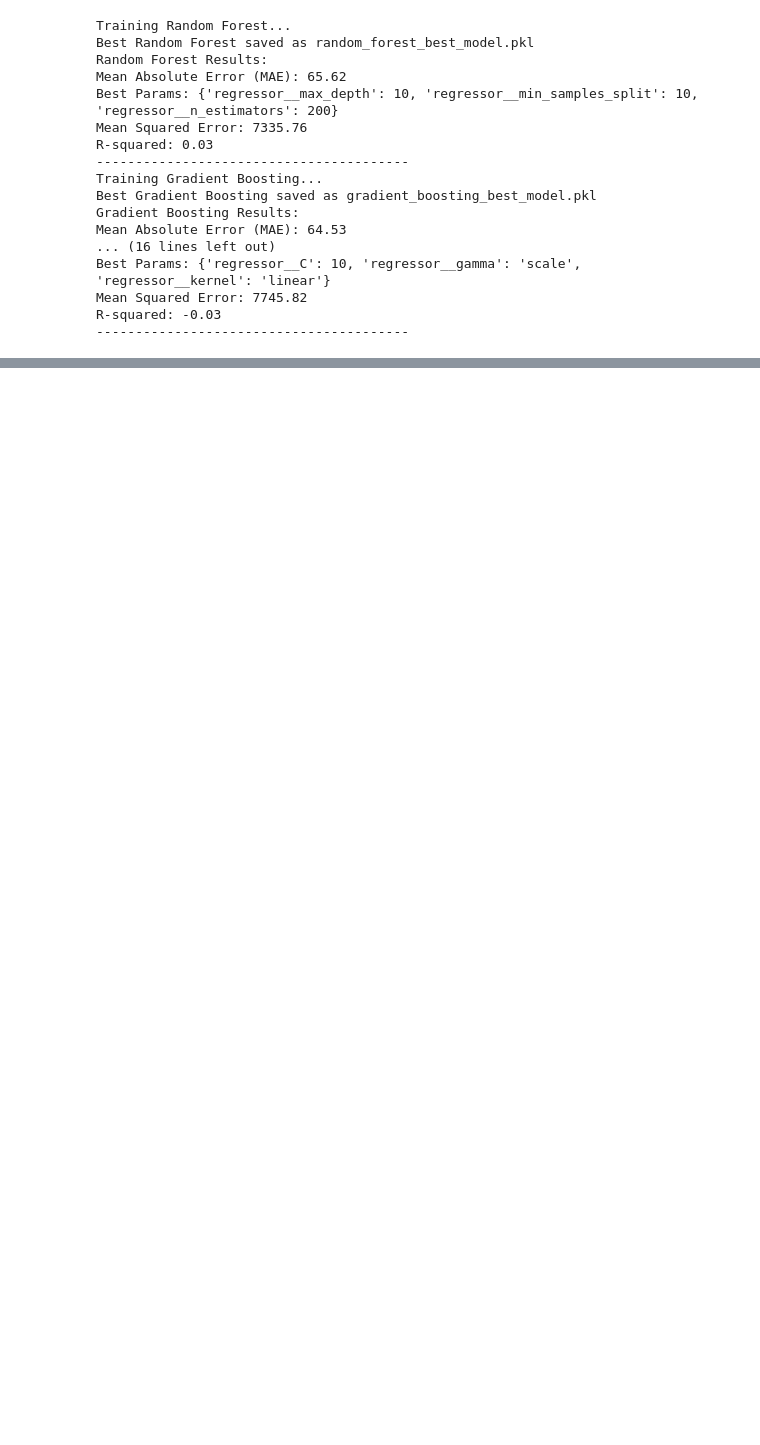
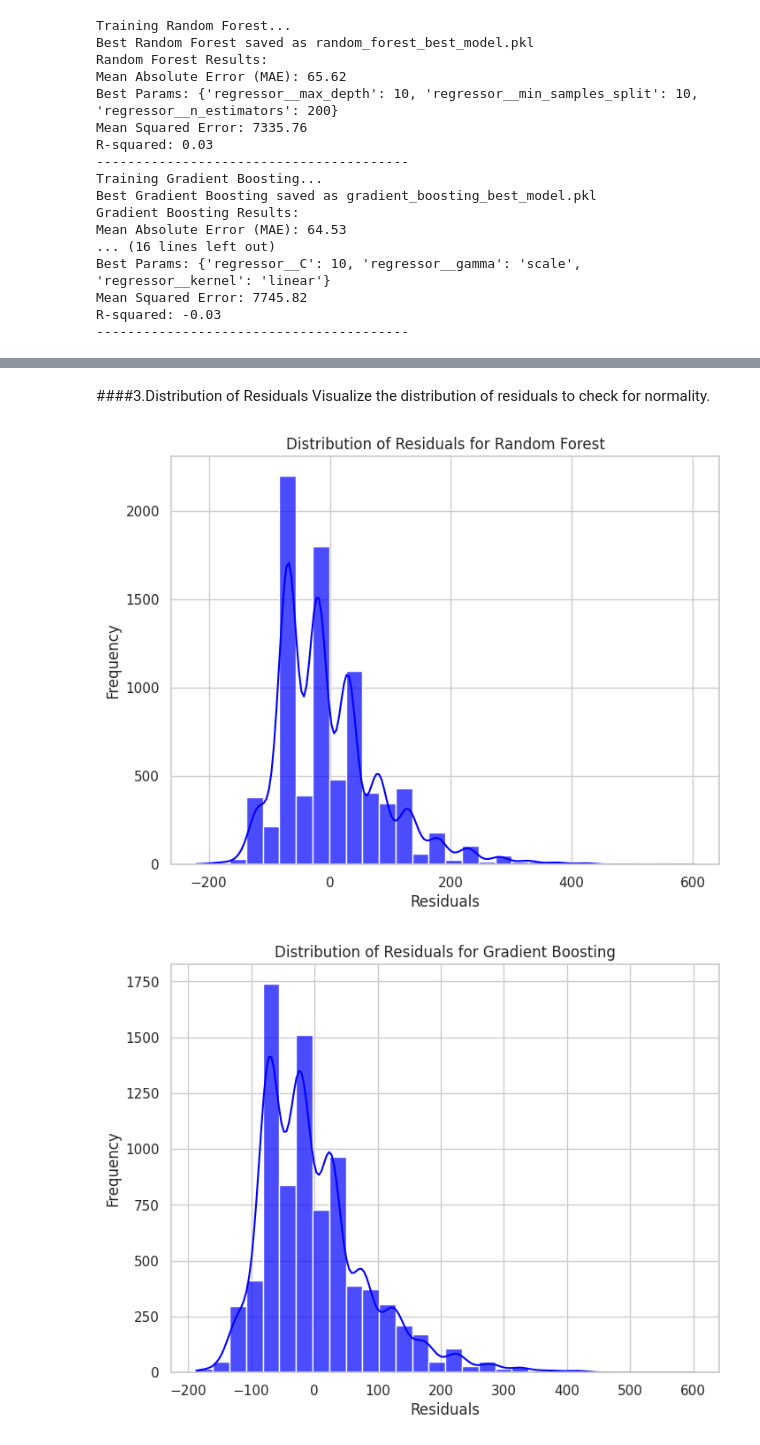
Before and after one commit to Siva7119/Price-Optimization-and-Customer-Satisfaction-Prediction, a Jupyter notebook: Code/02_ModelDevelopment.ipynb, the cells around one changed output, grey strips where cells are left out. Saved outputs shown, nothing was run; the diff lists cells and outputs as text; code cells hidden in the pictures; blank space fills up the shorter version.

```diff
--- a/Code/02_ModelDevelopment.ipynb
+++ b/Code/02_ModelDevelopment.ipynb
@@ -565,0 +690,19 @@ print(f"Predicted price: {predicted_price:.2f}")
+# %% [markdown]
+####3.Distribution of Residuals
+Visualize the distribution of residuals to check for normality.
+# %%
+import seaborn as sns
+
+for model_name, model in best_models.items():
+    y_pred = model.predict(X_test)
+    residuals = y_test - y_pred
+
+    plt.figure(figsize=(8, 6))
+    sns.histplot(residuals, kde=True, bins=30, color='blue', alpha=0.7)
+    plt.title(f'Distribution of Residuals for {model_name}')
+    plt.xlabel('Residuals')
+    plt.ylabel('Frequency')
+    plt.show()
+# %% [output]
+[figure, added]
+[figure, added]
```
Also changed, not shown: parts of 26 cells of this notebook.
